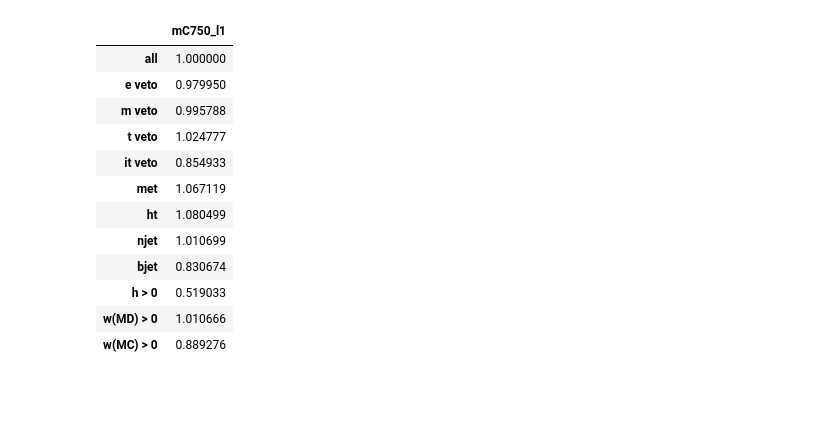
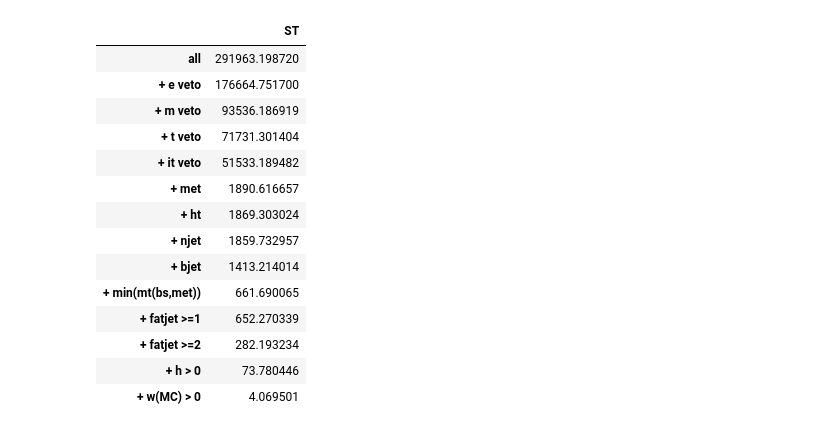
Before and after one commit to mirandabryson/WH-All-Hadronic-Coffea-Tools, a Jupyter notebook: cutflownotebook.ipynb, the cells around one changed output. Cells and saved outputs as stored; diff of their text form; code cells hidden in the pictures; blank space fills up the shorter version.

```diff
--- a/cutflownotebook.ipynb
+++ b/cutflownotebook.ipynb
@@ -26,9 +26,9 @@ def addRowToCutFlow( output, df, name, selection):
     '''
 
     if selection is not None:
-        output['cutflow'][name] += ( sum(df['weight'][selection].flatten() )*137*1000)
+        output['cutflow'][name] += ( sum(df['weight'][selection].flatten() )*137)
     else:
-        output['cutflow'][name] += ( sum(df['weight'].flatten() )*137*1000 )
+        output['cutflow'][name] += ( sum(df['weight'].flatten() )*137)
 
 def getCutFlowTable(output, outputname, lines = ['all']):
     '''
@@ -39,27 +39,6 @@ def getCutFlowTable(output, outputname, lines = ['all']):
     for line in lines:
         res = res.append(pd.DataFrame({outputname : output['cutflow'][line]}, index=[line]))
     return res
-
-def addRowToEfficiency( output, df, name, selection1, selection2):
-    '''
-    add one row with name and selection for each process to the cutflow accumulator
-    '''
-    if ((selection2 is not None) & (selection1 is not None)):
-        output['cutflow_e'][name] += ( sum(df['weight'][selection1].flatten() )/sum(df['weight'][selection2].flatten() ))
-    elif ((selection2 is None) & (selection1 is not None)):
-        output['cutflow_e'][name] += ( sum(df['weight'][selection1].flatten() )/sum(df['weight'].flatten() ))
-    else:
-        output['cutflow_e'][name] += ( sum(df['weight'].flatten() )/ sum(df['weight'].flatten() ))
-
-def getEfficiencyTable(output, outputname, lines = ['all']):
-    '''
-    Takes a cache and returns a formated cut-flow table of processes.
-    Lines and processes have to follow the naming of the coffea processor output.
-    '''
-    res = pd.DataFrame([])
-    for line in lines:
-        res = res.append(pd.DataFrame({outputname : output['cutflow_e'][line]}, index=[line]))
-    return res
 # %%
 #define processor
 
@@ -500,20 +553,23 @@ getCutFlowTable(output_znunu, 'ZNuNu', lines = ['all', '+ e veto', '+ m veto', '
 # %%
-getEfficiencyTable(output_sig, 'mC750_l1', lines = ['all', 'e veto', 'm veto', 't veto',
-                                                'it veto', 'met', 'ht',
-                                                'njet', 'bjet', 'h > 0', 'w(MD) > 0',
-                                                'w(MC) > 0'])
+getCutFlowTable(output_st, 'ST', lines = ['all', '+ e veto', '+ m veto', '+ t veto',
+                                                '+ it veto', '+ met', '+ ht',
+                                                '+ njet', '+ bjet', '+ min(mt(bs,met))',
+                                                '+ fatjet >=1 ', '+ fatjet >=2 ',
+                                                '+ h > 0', '+ w(MC) > 0'])
 # %% [output]
-|  | mC750_l1 |
-| all | 1.000000 |
-| e veto | 0.979950 |
-| m veto | 0.995788 |
-| t veto | 1.024777 |
-| it veto | 0.854933 |
-| met | 1.067119 |
-| ht | 1.080499 |
-| njet | 1.010699 |
-| bjet | 0.830674 |
-| h > 0 | 0.519033 |
-| w(MD) > 0 | 1.010666 |
-| w(MC) > 0 | 0.889276 |
+|  | ST |
+| all | 291963.198720 |
+| + e veto | 176664.751700 |
+| + m veto | 93536.186919 |
+| + t veto | 71731.301404 |
+| + it veto | 51533.189482 |
+| + met | 1890.616657 |
+| + ht | 1869.303024 |
+| + njet | 1859.732957 |
+| + bjet | 1413.214014 |
+| + min(mt(bs,met)) | 661.690065 |
+| + fatjet >=1 | 652.270339 |
+| + fatjet >=2 | 282.193234 |
+| + h > 0 | 73.780446 |
+| + w(MC) > 0 | 4.069501 |
 # %%
```
Also changed, not shown: parts of 12 cells of this notebook, 6 other files.
